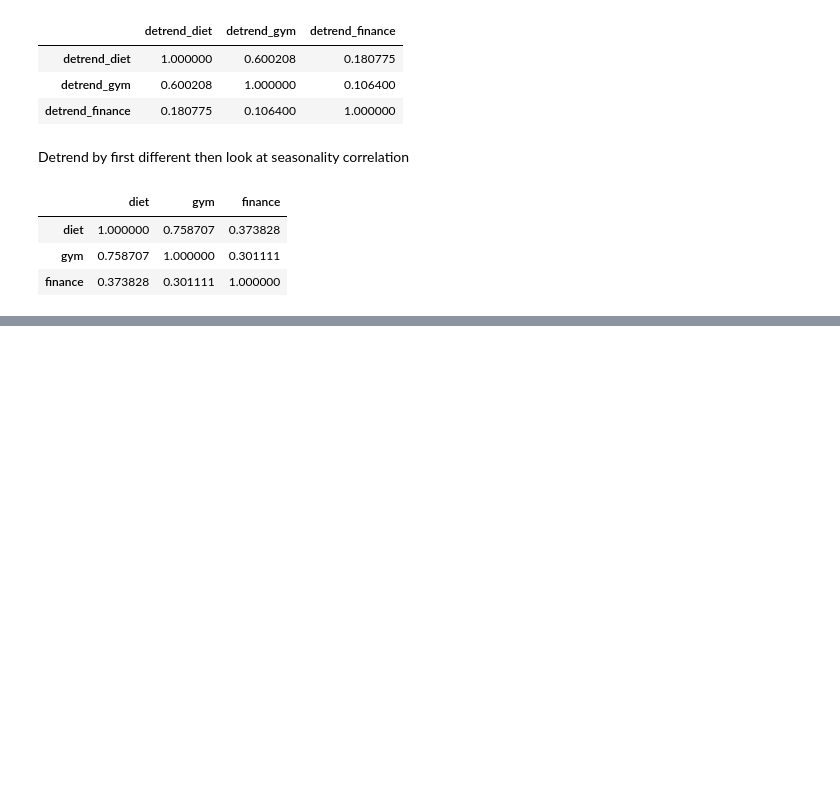
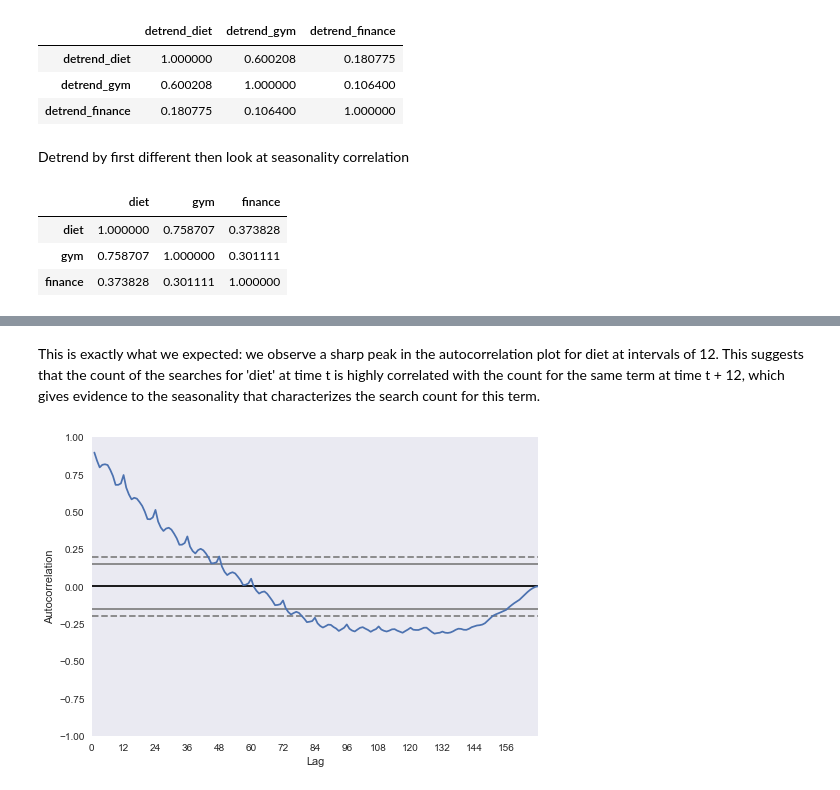
Before and after one commit to palpen/time_series_using_python, a Jupyter notebook: time_series_analysis.ipynb, the cells around one changed output, grey strips where cells are left out. Drawn from its saved outputs; the diff is of its cells as text; code cells hidden in the pictures; blank space fills up the shorter version.

```diff
--- a/time_series_analysis.ipynb
+++ b/time_series_analysis.ipynb
@@ -244,0 +259,7 @@ df[cols].diff().corr()
+# %% [markdown]
+This is exactly what we expected: we observe a sharp peak in the autocorrelation plot for diet at intervals of 12. This suggests that the count of the searches for 'diet' at time t is highly correlated with the count for the same term at time t + 12, which gives evidence to the seasonality that characterizes the search count for this term.
+# %%
+pd.plotting.autocorrelation_plot(df['gym']);
+xticks_year()
+# %% [output]
+[figure, added]
```
Also changed, not shown: parts of 5 cells of this notebook.
